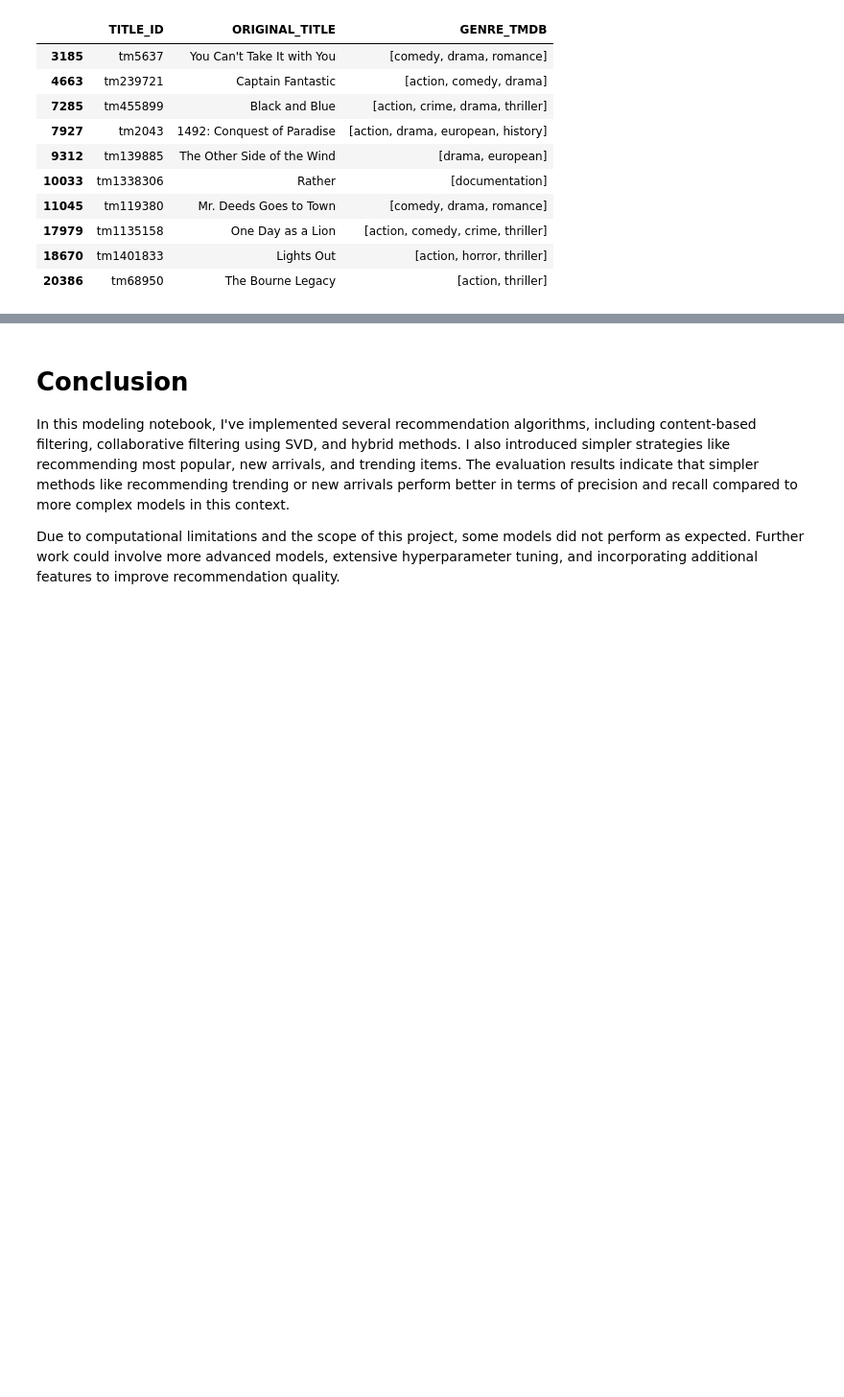
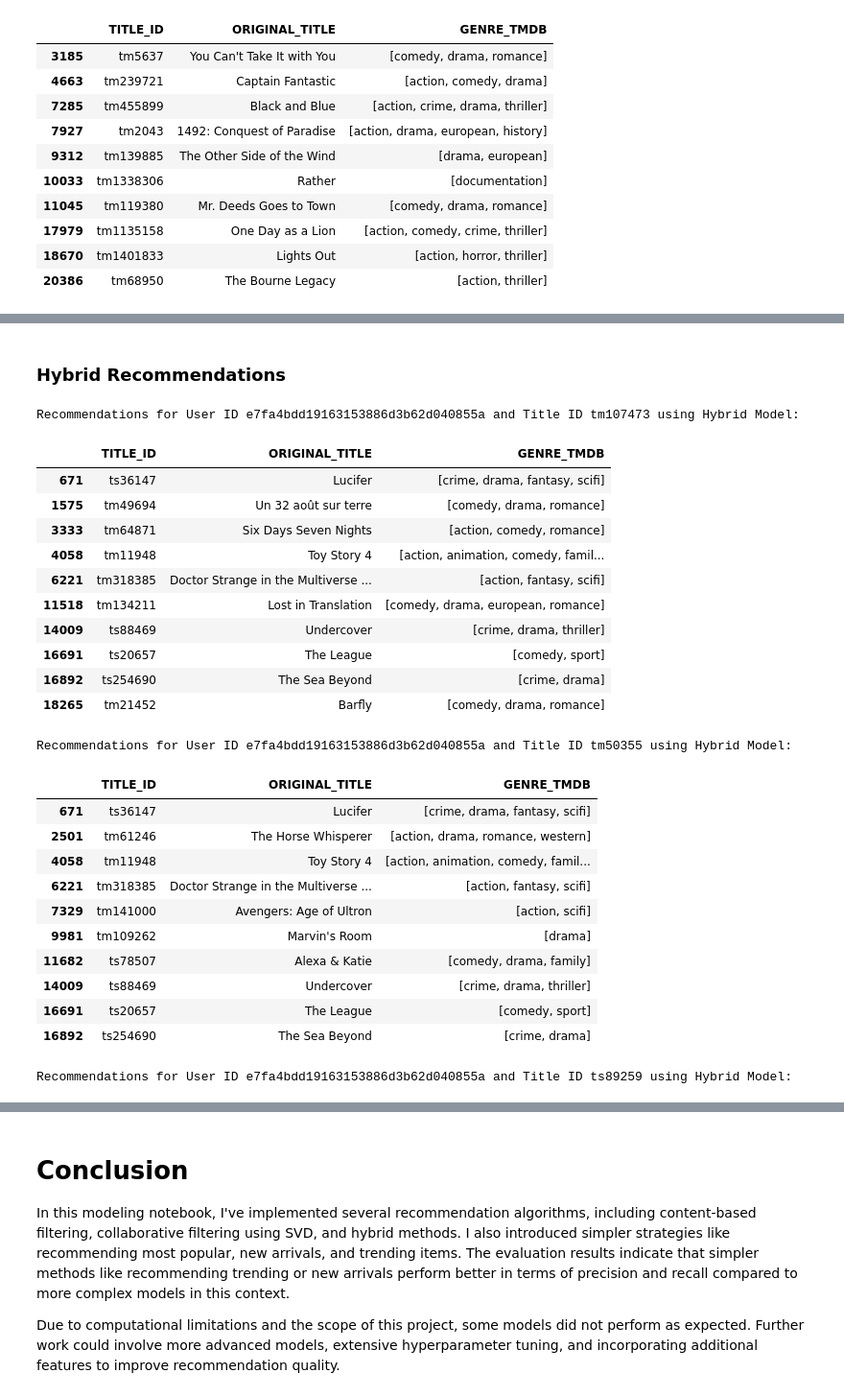
Before and after one commit to bilalimamoglu/simple_recommendation_system, a Jupyter notebook: notebooks/modeling.ipynb, the cells around one changed output, grey strips where cells are left out. Shown at 96% size. Drawn from its saved outputs; the diff is of its cells as text; code cells hidden in the pictures; blank space fills up the shorter version.

Commit message:
hybrid recommendation for one user and specific titles

```diff
--- a/notebooks/modeling.ipynb
+++ b/notebooks/modeling.ipynb
@@ -965,15 +962,0 @@ Recommendations for Title ID ts89259 using Content-Based (Soup Features):
-# %%
-# Generate Recommendations for Random 3 Users
-user_ids = test_data_cf['BE_ID'].unique()[:3]
-for user_id in user_ids:
-    # Using Hybrid Model
-    try:
-        recs_hybrid = get_hybrid_recommendations(user_id)
-        if not recs_hybrid.empty:
-            print(f"Recommendations for User ID {user_id} using Hybrid Model:")
-            display(recs_hybrid)
-        else:
-            print(f"No recommendations for User ID {user_id} using Hybrid Model.")
-    except Exception as e:
-        print(f"Error generating recommendations for User ID {user_id}: {e}")
-    print("\n")
@@ -1016,0 +963,62 @@ Recommendations for User ID ce42f7bd49c382707d8bfc15d7c23680 using Hybrid Model:
+# %% [markdown]
+### Hybrid Recommendations
+# %%
+# Select one user
+user_id = test_data_cf['BE_ID'].unique()[0]
+
+# Select three different titles
+title_ids = ['tm107473', 'tm50355', 'ts89259']
+
+# Generate recommendations for each title using the hybrid model
+for title_id in title_ids:
+    print(f"Recommendations for User ID {user_id} and Title ID {title_id} using Hybrid Model:")
+    try:
+        # Get content-based recommendations for the title
+        content_recs = get_recommendations(title_id, cosine_sim_svd)
+
+        # Get collaborative filtering recommendations for the user
+        svd_recs_df = get_svd_recommendations(user_id, n=20)
+        svd_recs = svd_recs_df['TITLE_ID'].tolist()
+
+        # Combine recommendations
+        combined_recs = list(set(content_recs + svd_recs))
+
+        # Remove items the user has already interacted with
+        interacted_items = set(train_data_cf[train_data_cf['BE_ID'] == user_id]['TITLE_ID'])
+        combined_recs = [item for item in combined_recs if item not in interacted_items]
+
+        # Get top N recommendations
+        top_n_items = combined_recs[:10]
+
+        # Display recommendations
+        recommended_titles = titles[titles['TITLE_ID'].isin(top_n_items)]
+        display(recommended_titles[['TITLE_ID', 'ORIGINAL_TITLE', 'GENRE_TMDB']])
+    except Exception as e:
+        print(f"Error generating recommendations: {e}")
+    print("\n")
+# %% [output]
+Recommendations for User ID e7fa4bdd19163153886d3b62d040855a and Title ID tm107473 using Hybrid Model:
+|  | TITLE_ID | ORIGINAL_TITLE | GENRE_TMDB |
+| 671 | ts36147 | Lucifer | [crime, drama, fantasy, scifi] |
+| 1575 | tm49694 | Un 32 août sur terre | [comedy, drama, romance] |
+| 3333 | tm64871 | Six Days Seven Nights | [action, comedy, romance] |
+| 4058 | tm11948 | Toy Story 4 | [action, animation, comedy, famil... |
+| 6221 | tm318385 | Doctor Strange in the Multiverse ... | [action, fantasy, scifi] |
+| 11518 | tm134211 | Lost in Translation | [comedy, drama, european, romance] |
+| 14009 | ts88469 | Undercover | [crime, drama, thriller] |
+| 16691 | ts20657 | The League | [comedy, sport] |
+| 16892 | ts254690 | The Sea Beyond | [crime, drama] |
+| 18265 | tm21452 | Barfly | [comedy, drama, romance] |
+Recommendations for User ID e7fa4bdd19163153886d3b62d040855a and Title ID tm50355 using Hybrid Model:
+|  | TITLE_ID | ORIGINAL_TITLE | GENRE_TMDB |
+| 671 | ts36147 | Lucifer | [crime, drama, fantasy, scifi] |
+| 2501 | tm61246 | The Horse Whisperer | [action, drama, romance, western] |
+| 4058 | tm11948 | Toy Story 4 | [action, animation, comedy, famil... |
+| 6221 | tm318385 | Doctor Strange in the Multiverse ... | [action, fantasy, scifi] |
+| 7329 | tm141000 | Avengers: Age of Ultron | [action, scifi] |
+| 9981 | tm109262 | Marvin's Room | [drama] |
+| 11682 | ts78507 | Alexa & Katie | [comedy, drama, family] |
+| 14009 | ts88469 | Undercover | [crime, drama, thriller] |
+| 16691 | ts20657 | The League | [comedy, sport] |
+| 16892 | ts254690 | The Sea Beyond | [crime, drama] |
+Recommendations for User ID e7fa4bdd19163153886d3b62d040855a and Title ID ts89259 using Hybrid Model:
```
Also changed, not shown: parts of 3 cells of this notebook.
